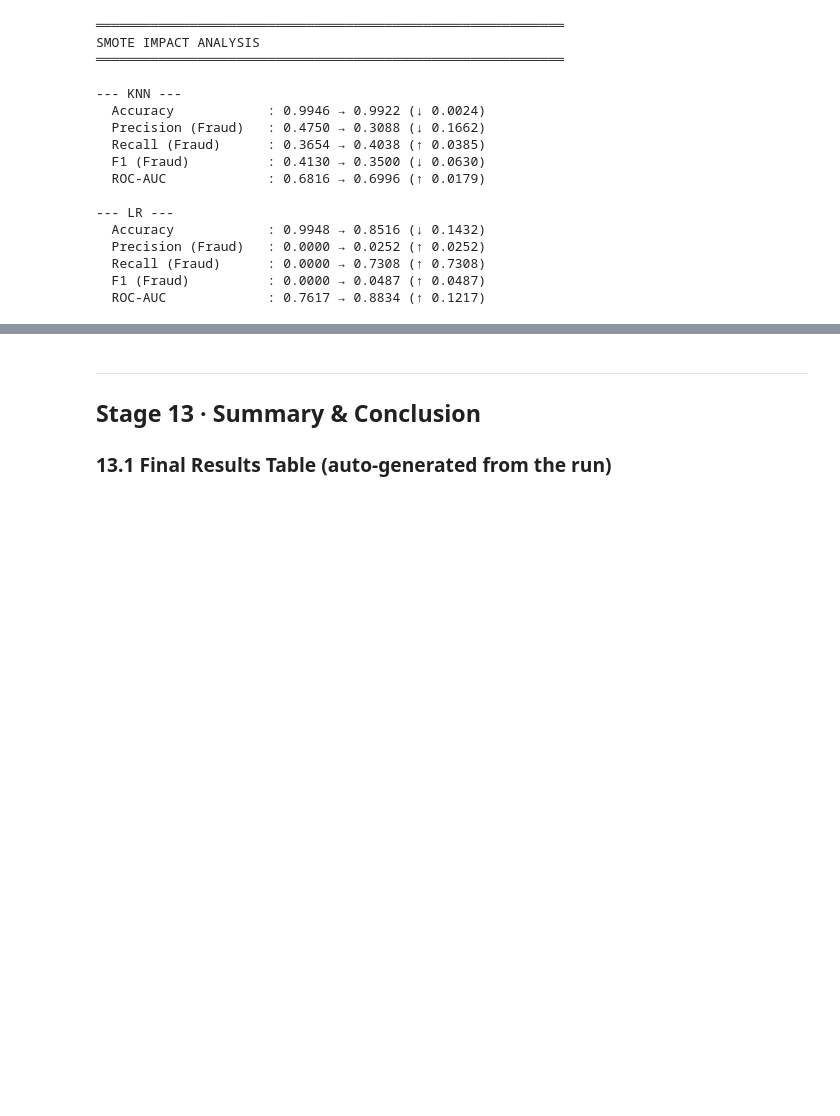
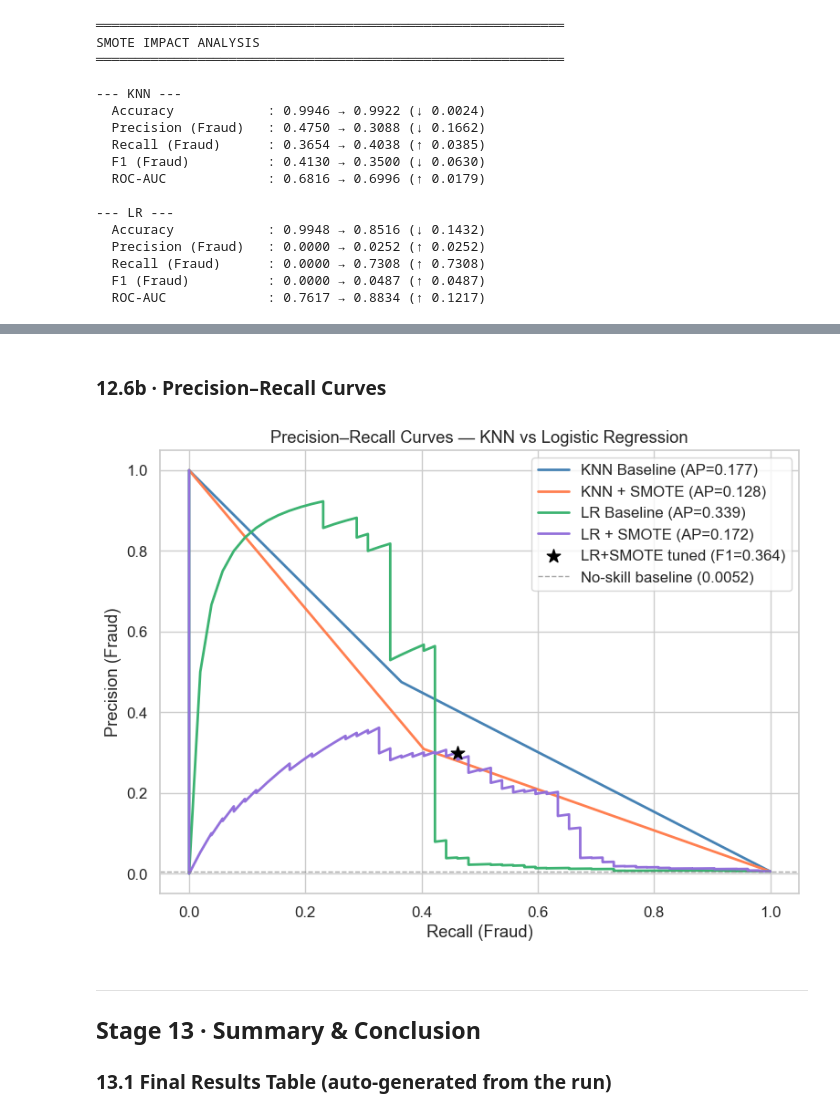
Before and after one commit to felicia-sw/credit-card-fraud, a Jupyter notebook: notebooks/fraud_detection_analysis.ipynb, the cells around one changed output, grey strips where cells are left out. Saved outputs shown, nothing was run; the diff lists cells and outputs as text; code cells hidden in the pictures; blank space fills up the shorter version.

```diff
--- a/notebooks/fraud_detection_analysis.ipynb
+++ b/notebooks/fraud_detection_analysis.ipynb
@@ -635,3 +686,31 @@ SMOTE IMPACT ANALYSIS
+# %% [markdown]
+### 12.6b · Precision–Recall Curves
+# %%
+from sklearn.metrics import average_precision_score
+
+plt.figure(figsize=(8, 6))
+for (name, (_, y_prob)), color in zip(models.items(), colors):
+    prec, rec, _ = precision_recall_curve(y_test, y_prob)
+    ap = average_precision_score(y_test, y_prob)
+    plt.plot(rec, prec, color=color, lw=2, label=f'{name} (AP={ap:.3f})')
+
+# Mark the tuned LR + SMOTE operating point (max-F1)
+plt.scatter([df_tuned.loc['LR + SMOTE', 'Tuned Recall']],
+            [df_tuned.loc['LR + SMOTE', 'Tuned Precision']],
+            color='black', zorder=5, s=120, marker='*',
+            label=f"LR+SMOTE tuned (F1={df_tuned.loc['LR + SMOTE','Tuned F1']:.3f})")
+base_rate = y_test.mean()
+plt.axhline(base_rate, ls='--', color='grey', lw=1, alpha=0.7,
+            label=f'No-skill baseline ({base_rate:.4f})')
+plt.xlabel('Recall (Fraud)')
+plt.ylabel('Precision (Fraud)')
+plt.title('Precision–Recall Curves — KNN vs Logistic Regression')
+plt.legend(loc='upper right')
+plt.tight_layout()
+plt.savefig('../outputs/precision_recall_curves.png', dpi=150)
+plt.show()
+# %% [output]
+[figure, added]
 # %% [markdown]
 ---
 ## Stage 13 · Summary & Conclusion
```
Also changed, not shown: parts of 4 cells of this notebook, 2 other files.
